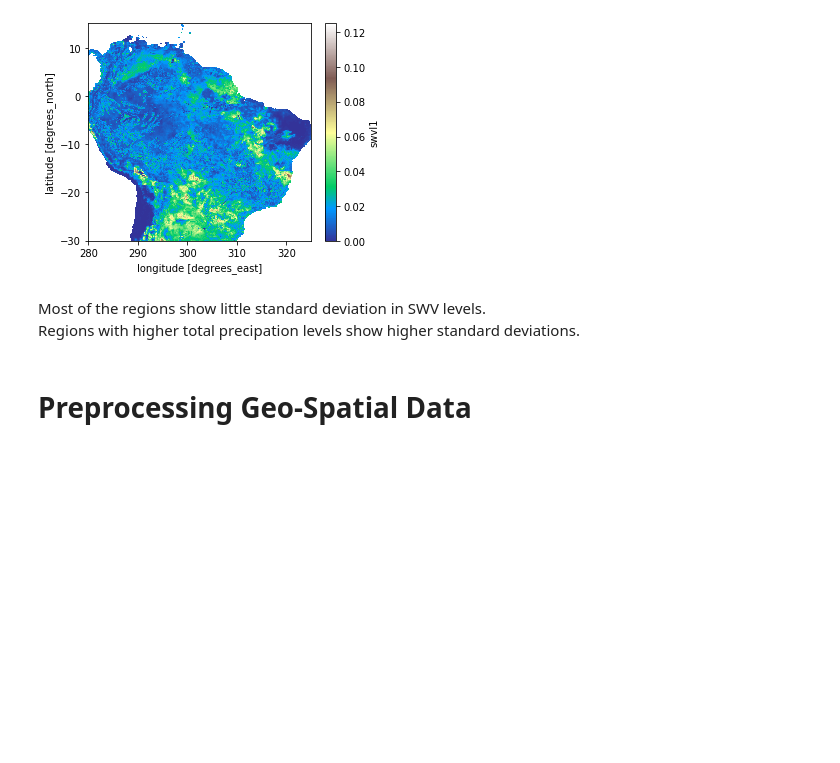
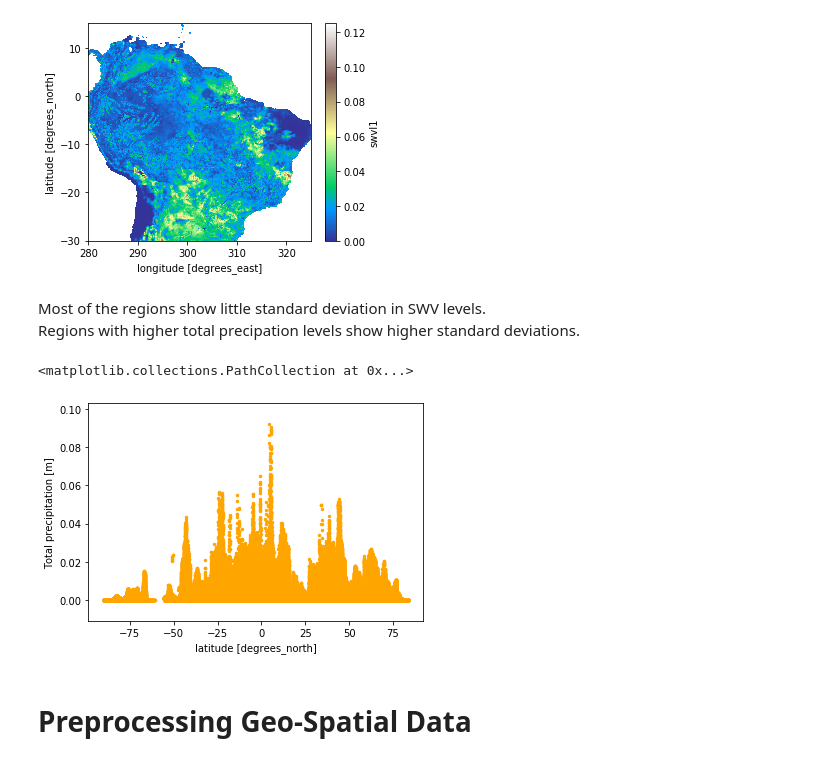
Before and after one commit to visvash/Climate-Informatics, a Jupyter notebook: Climate Informatics Project.ipynb, the cells around one changed output. Cells and saved outputs as stored; diff of their text form; code cells hidden in the pictures; blank space fills up the shorter version.

```diff
--- a/Climate Informatics Project.ipynb
+++ b/Climate Informatics Project.ipynb
@@ -396,5 +416,10 @@ STD of Soil water volumetric level in Amazon Rainforest Region (Dec1 to Dec7)
 # %% [markdown]
 Most of the regions show little standard deviation in SWV levels.
 Regions with higher total precipation levels show higher standard deviations.
+# %%
+db.sel(time='2019-12-01 12:00:00').plot.scatter(x='latitude',y='tp',figsize = (32,8),color = 'orange',s=6)
+# %% [output]
+<matplotlib.collections.PathCollection at 0x...>
+[figure, added]
 # %% [markdown]
 # Preprocessing Geo-Spatial Data
```
Also changed, not shown: parts of 12 cells of this notebook.
